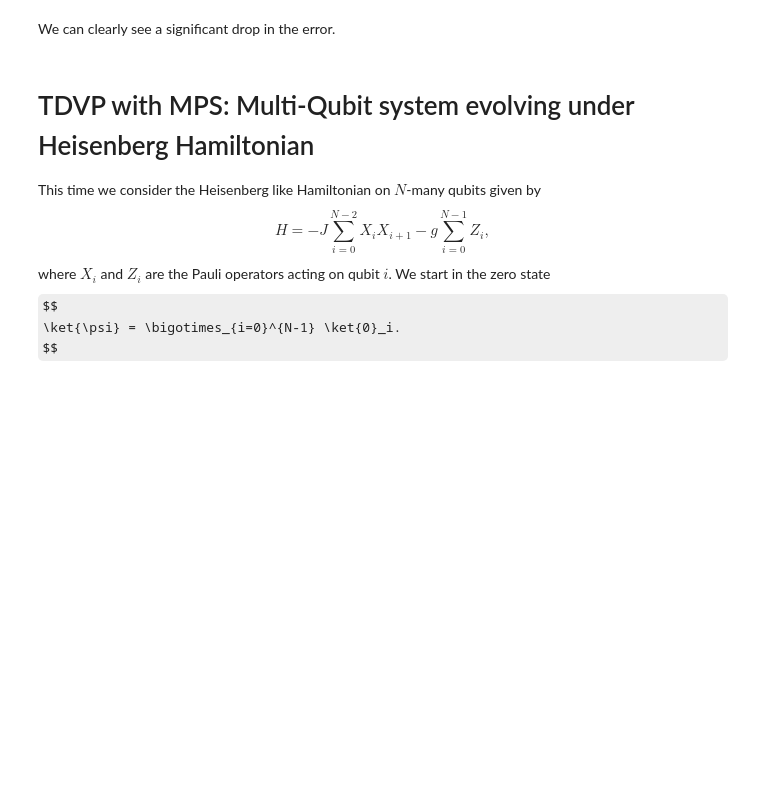
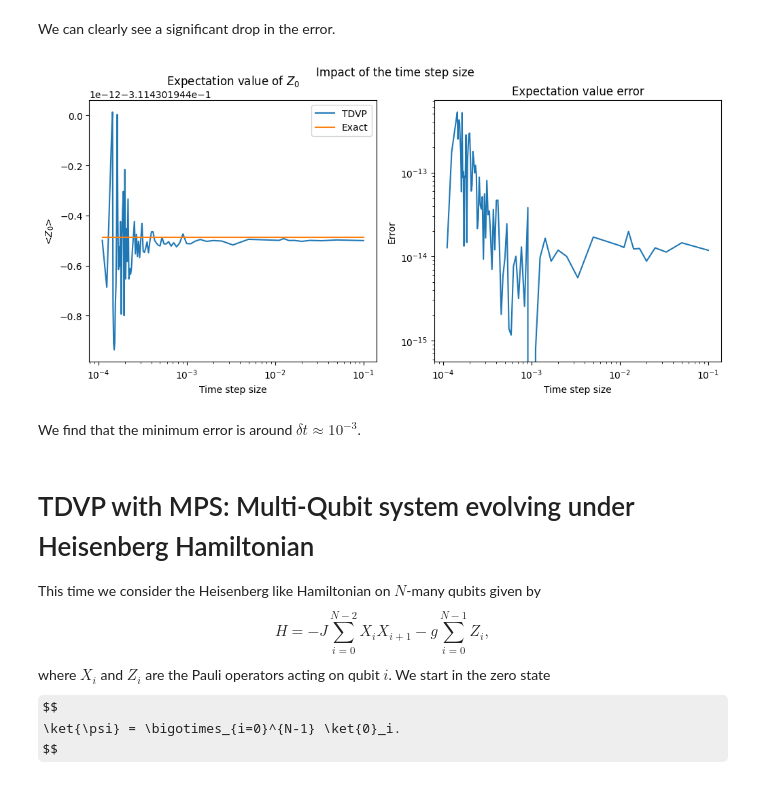
Before and after one commit to Drachier/PyTreeNet, a Jupyter notebook: example_notebooks/tdvp/demonstrating_tdvp_for_mps.ipynb, the cells around one changed output. Cells and saved outputs as stored; diff of their text form; code cells hidden in the pictures; some formulas as TeX source; blank space fills up the shorter version.

```diff
--- a/example_notebooks/tdvp/demonstrating_tdvp_for_mps.ipynb
+++ b/example_notebooks/tdvp/demonstrating_tdvp_for_mps.ipynb
@@ -224,6 +230,52 @@ plt.show()
 [figure]
 # %% [markdown]
 We can clearly see a significant drop in the error.
+# %%
+num_time_steps = list(range(10,100,10))
+num_time_steps.extend(list(range(100,900,100)))
+num_time_steps.extend(list(range(900,7000,100)))
+num_time_steps.extend(list(range(7000,10000,1000)))
+
+bond_dim = 2
+mps2 = ptn.MatrixProductState.constant_product_state(0,2,num_sites,
+                                                    bond_dimensions=[2])
+ham_ttno = ptn.TTNO.from_hamiltonian(hamiltonian_2_site, mps2)
+operators = [ptn.TensorProduct({"site"+str(i): Z}) for i in range(num_sites)]
+results = []
+for num_steps in tqdm(num_time_steps):
+    tdvp = ptn.FirstOrderOneSiteTDVP(mps2,ham_ttno,
+                                    time_step_size,final_time,
+                                    operators)
+    tdvp.set_num_time_steps_constant_final_time(num_steps)
+    tdvp.run(evaluation_time="inf", pgbar=False)
+    results.append(tdvp.operator_results(realise=True))
+# %%
+expectation_values = np.array([result[0,0] for result in results])
+error = np.array([tdvp2_results_2_site_0[-1] - expectation_value for expectation_value in expectation_values])
+error = np.abs(error)
+exact_value_list = [ref_results_2_site_0[-1]]*len(num_time_steps)
+time_step_sizes = [final_time/num_steps for num_steps in num_time_steps]
+# %%
+fig_2q_num_steps, axs_2q_num_steps = plt.subplots(1,2, figsize=(12,5))
+
+plt.suptitle("Impact of the time step size")
+
+axs_2q_num_steps[0].semilogx(time_step_sizes, expectation_values, label="TDVP")
+axs_2q_num_steps[0].semilogx(time_step_sizes, exact_value_list, label="Exact")
+axs_2q_num_steps[0].set_xlabel("Time step size")
+axs_2q_num_steps[0].set_ylabel("<$Z_0$>")
+axs_2q_num_steps[0].set_title("Expectation value of $Z_0$")
+axs_2q_num_steps[0].legend()
+axs_2q_num_steps[1].loglog(time_step_sizes, error)
+axs_2q_num_steps[1].set_xlabel("Time step size")
+axs_2q_num_steps[1].set_ylabel("Error")
+axs_2q_num_steps[1].set_title("Expectation value error")
+
+plt.show()
+# %% [output]
+[figure, added]
+# %% [markdown]
+We find that the minimum error is around $\delta t \approx 10^{-3}$.
 # %% [markdown]
 # TDVP with MPS: Multi-Qubit system evolving under Heisenberg Hamiltonian
 This time we consider the Heisenberg like Hamiltonian on $N$-many qubits given by
```
Also changed, not shown: parts of 13 cells of this notebook.
